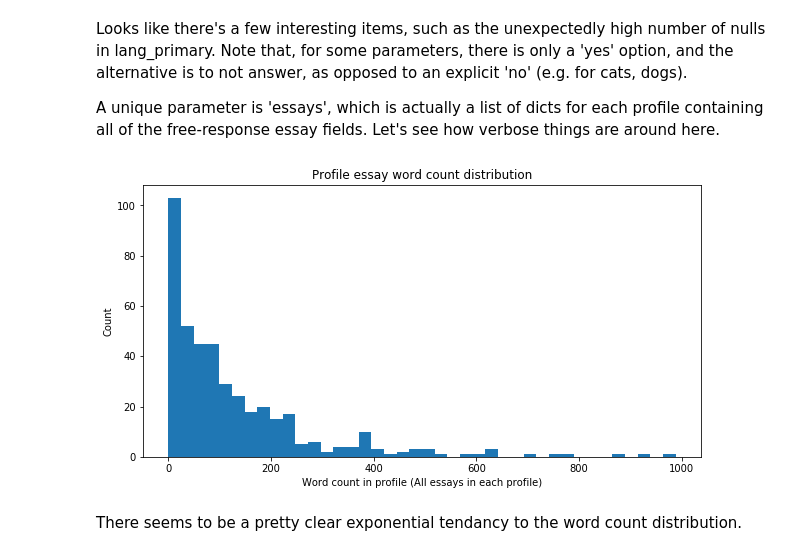
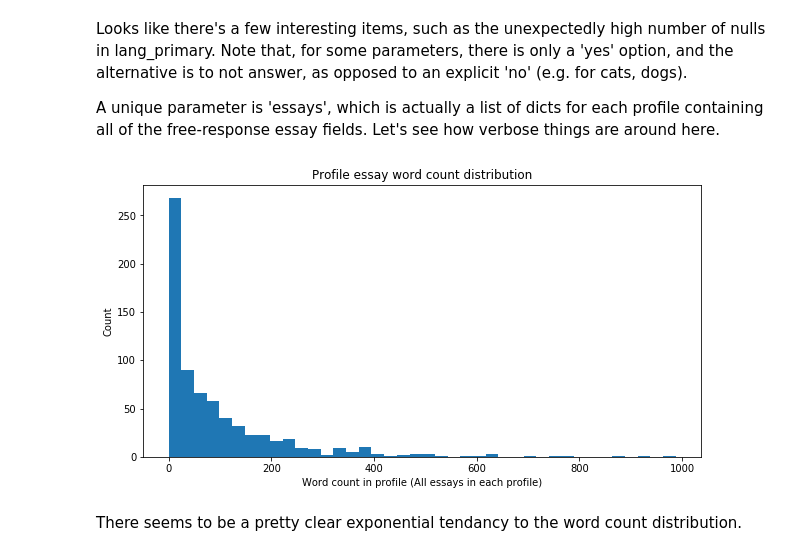
Before and after one commit to stevendevan/OKCScrape, a Jupyter notebook: OKCScrape_exploration.ipynb, the cells around one changed output. Saved outputs shown, nothing was run; the diff lists cells and outputs as text; code cells hidden in the pictures.

```diff
--- a/OKCScrape_exploration.ipynb
+++ b/OKCScrape_exploration.ipynb
@@ -6,7 +6,7 @@ import pandas as pd
 
 import okctools
 
-df_raw = okctools.load_profiles_df() # Defaults to 'profiles.pickle'
+df_raw = okctools.load_profiles_df('profiles_old.pickle') # Defaults to 'profiles.pickle'
 # %% [output]
 Loading file ...
 Finished loading file.
@@ -66,8 +66,8 @@ So let's create subsets of the raw data:
 - one with no empty profiles
 - one with no empty or minimally-filled profiles
 # %%
-df_no_empty = df_raw[df_raw.isnull().sum(axis=1) != (numcols-1)]
-df = df_no_empty[df_no_empty.isnull().sum(axis=1) != 19]
+df_no_empty = df_raw[df_raw.isnull().sum(axis=1) != (numcols-1)].reset_index(drop=True)
+df = df_no_empty[df_no_empty.isnull().sum(axis=1) != 19].reset_index(drop=True)
 # %% [markdown]
 Now let's see how null each columns is.
 # %%
@@ -91,23 +91,24 @@ Note that, for some parameters, there is only a 'yes' option, and the alternativ
 
 A unique parameter is 'essays', which is actually a list of dicts for each profile containing all of the free-response essay fields. Let's see how verbose things are around here.
 # %%
+import numpy as np
 import regex
 
 def count_words(listofdicts):
     words = 0
     for essay in listofdicts:
         words += len(regex.findall(r'\b\w+\b', essay['content']))
     return words
 
-wordcounts = list(map(lambda essay: count_words(essay), df.loc[:,'essays']))
+wordcounts = np.fromiter(map(lambda essay: count_words(essay), df_no_empty.loc[:,'essays']), 'int32')
 
 fig3 = plt.figure(figsize=(10,5));
 plt.hist(wordcounts, bins=40)
 plt.title('Profile essay word count distribution')
 plt.xlabel('Word count in profile (All essays in each profile)')
 plt.ylabel('Count')
 plt.show()
 # %% [output]
-[figure, old version]
+[figure, new version]
 # %% [markdown]
 There seems to be a pretty clear exponential tendancy to the word count distribution.
```
Also changed, not shown: parts of 4 cells of this notebook.
